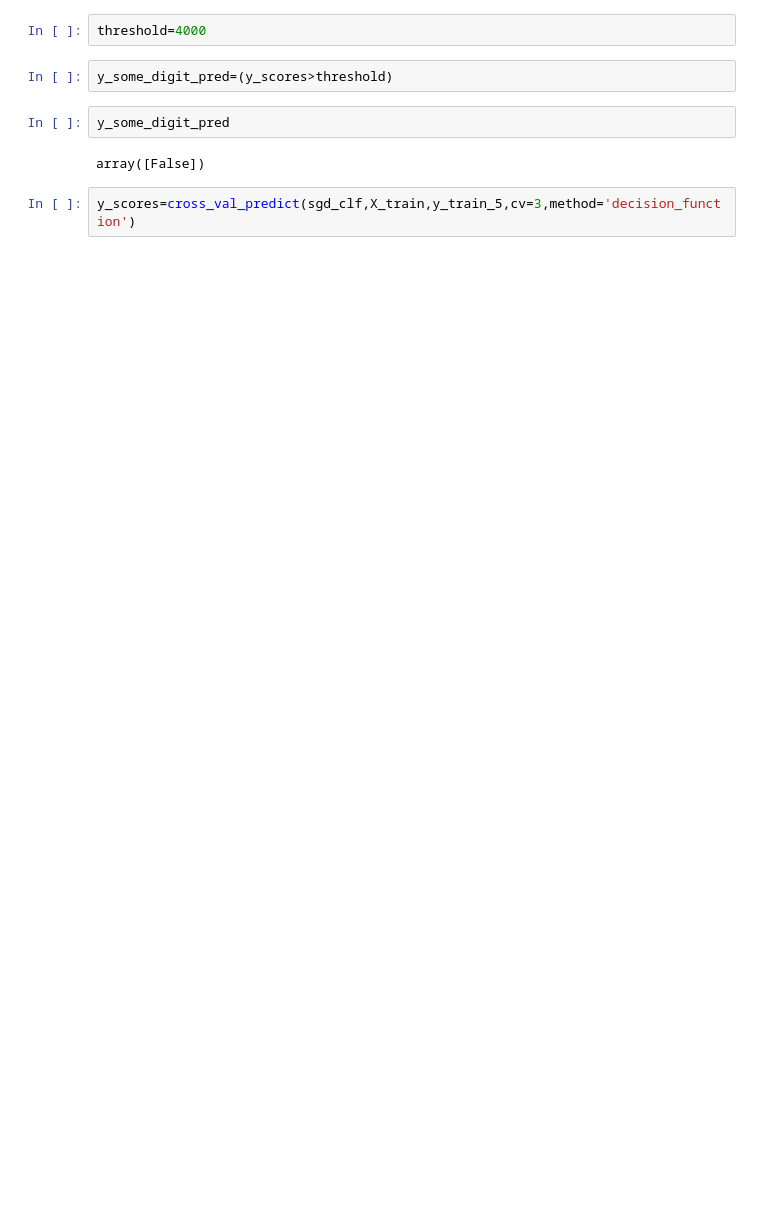
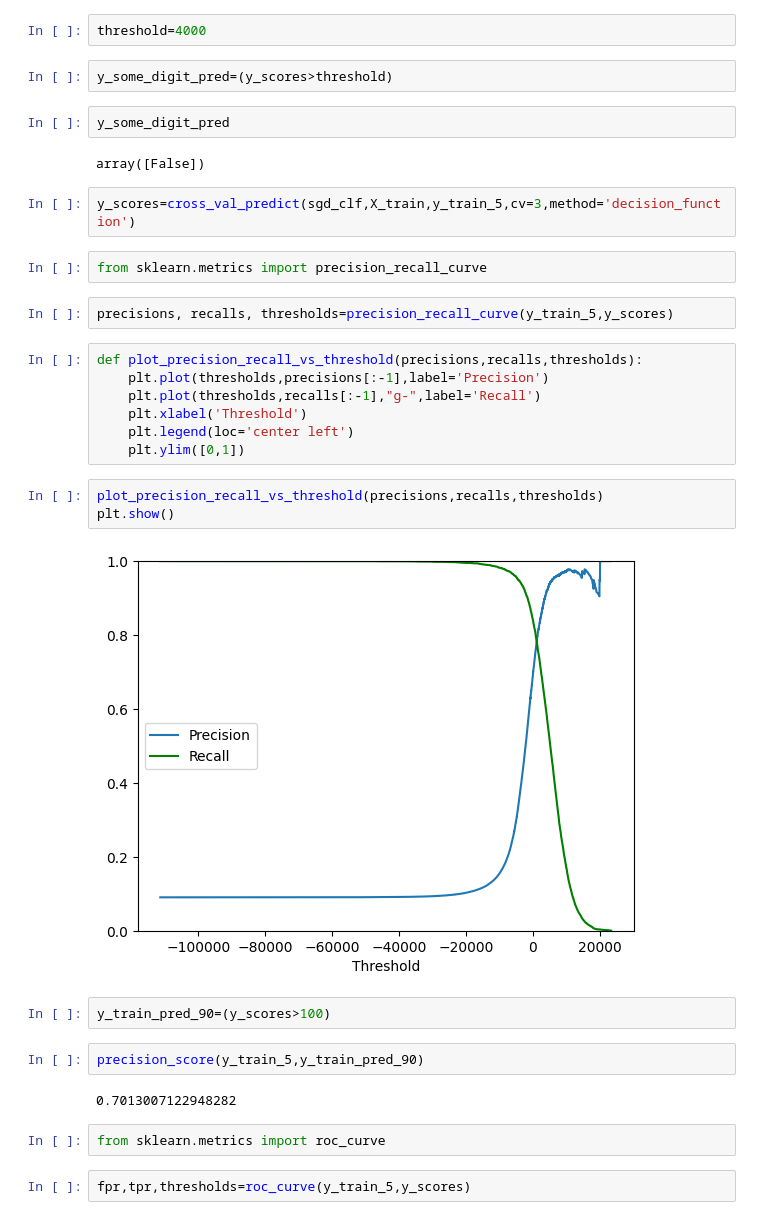
Before and after one commit to Paprotny/DataScienceLearning, a Jupyter notebook: Scikit-Learn/notebooks/Chapter3.ipynb, the cells around one changed output. Cells and saved outputs as stored; diff of their text form; blank space fills up the shorter version.

```diff
--- a/Scikit-Learn/notebooks/Chapter3.ipynb
+++ b/Scikit-Learn/notebooks/Chapter3.ipynb
@@ -167,3 +167,29 @@ y_some_digit_pred
 array([False])
 # %%
 y_scores=cross_val_predict(sgd_clf,X_train,y_train_5,cv=3,method='decision_function')
+# %%
+from sklearn.metrics import precision_recall_curve
+# %%
+precisions, recalls, thresholds=precision_recall_curve(y_train_5,y_scores)
+# %%
+def plot_precision_recall_vs_threshold(precisions,recalls,thresholds):
+    plt.plot(thresholds,precisions[:-1],label='Precision')
+    plt.plot(thresholds,recalls[:-1],"g-",label='Recall')
+    plt.xlabel('Threshold')
+    plt.legend(loc='center left')
+    plt.ylim([0,1])
+# %%
+plot_precision_recall_vs_threshold(precisions,recalls,thresholds)
+plt.show()
+# %% [output]
+[figure, added]
+# %%
+y_train_pred_90=(y_scores>100)
+# %%
+precision_score(y_train_5,y_train_pred_90)
+# %% [output]
+0.7013007122948282
+# %%
+from sklearn.metrics import roc_curve
+# %%
+fpr,tpr,thresholds=roc_curve(y_train_5,y_scores)
```
Also changed, not shown: parts of 45 cells of this notebook, 1 other file.
